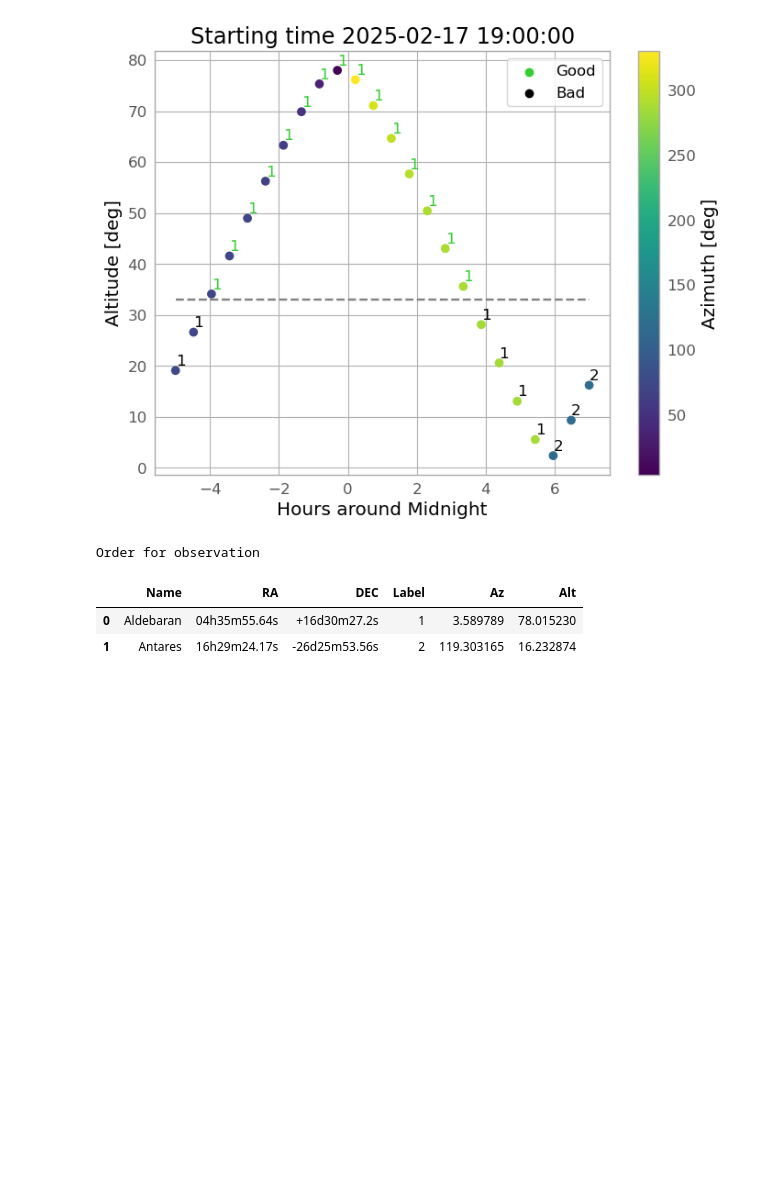
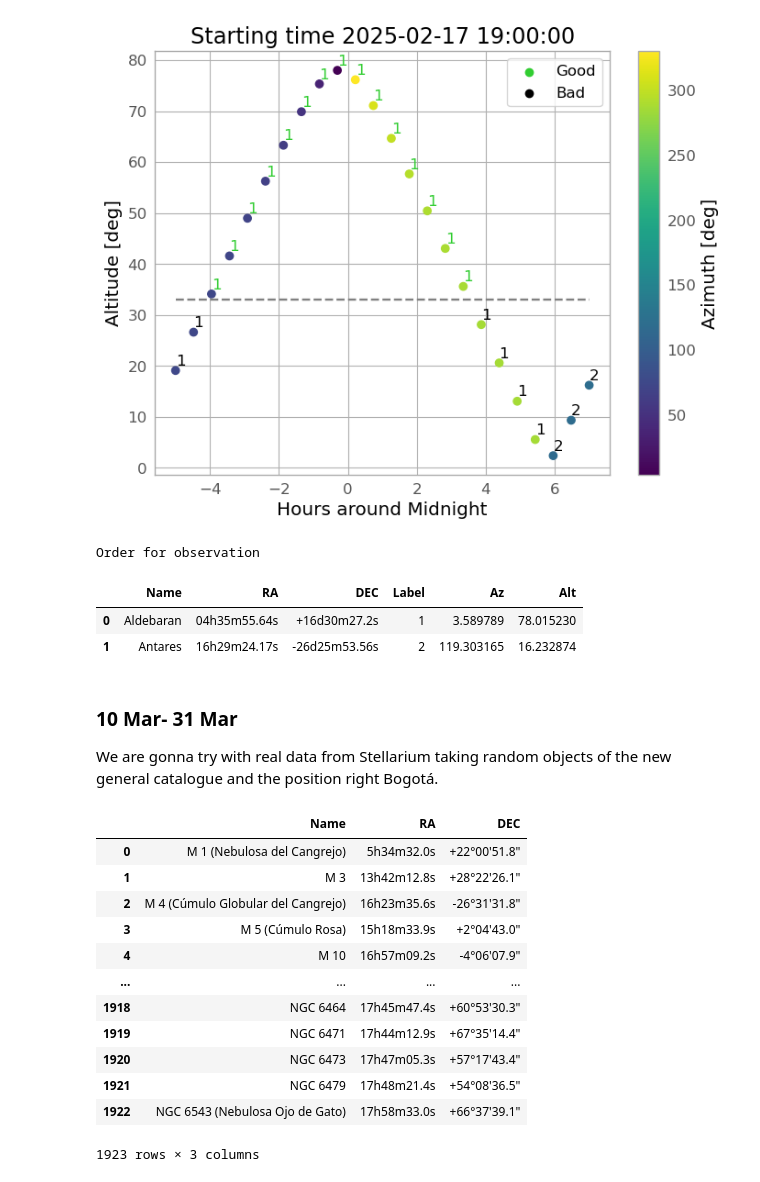
Before and after one commit to ccuellarn/Transient-Operation, a Jupyter notebook: Sketch.ipynb, the cells around one changed output. Drawn from its saved outputs; the diff is of its cells as text; code cells hidden in the pictures; blank space fills up the shorter version.

```diff
--- a/Sketch.ipynb
+++ b/Sketch.ipynb
@@ -252,3 +253,48 @@ Order for observation
 |  | Name | RA | DEC | Label | Az | Alt |
 | 0 | Aldebaran | 04h35m55.64s | +16d30m27.2s | 1 | 3.589789 | 78.015230 |
 | 1 | Antares | 16h29m24.17s | -26d25m53.56s | 2 | 119.303165 | 16.232874 |
+# %% [markdown]
+### 10 Mar- 31 Mar
+We are gonna try with real data from Stellarium taking random objects of the new general catalogue and the position right Bogotá.
+# %%
+#Playtime data
+
+#Tuple in order of (latitude,longitude)
+observer = '4-35-56-N' ,'74-04-51-W'
+
+#Data Frame with information of the objects, we are working with the three limit cases: Is observable, is not and is near to the horizon
+aler = pd.DataFrame([])
+al = pd.read_csv(r"C:\Users\clauw\Documents\Programming\Transient-Operation\positions_general_catalogue.csv", delimiter=',')
+
+aler['Name'] = al['Nombre']
+aler['RA'] = al[' AR (J2000)']
+aler['DEC'] = al[' Dec (J2000)']
+
+#Slot of time and date
+date_i = '2025-03-13 19:00:00'
+date_f = '2025-03-14 07:00:00'
+
+#Time scale of the observation, the minimum is 5 seconds
+timescale = ['m', 30]
+
+#Priority\order items 'Extraordinary','High','Medium','Low'
+priority = ['E','H','M','L']
+
+#Limit of telescopes for good observations, usually are 33 degree on altitude
+limit = 33
+
+aler
+# %% [output]
+|  | Name | RA | DEC |
+| 0 | M 1 (Nebulosa del Cangrejo) | 5h34m32.0s | +22°00'51.8" |
+| 1 | M 3 | 13h42m12.8s | +28°22'26.1" |
+| 2 | M 4 (Cúmulo Globular del Cangrejo) | 16h23m35.6s | -26°31'31.8" |
+| 3 | M 5 (Cúmulo Rosa) | 15h18m33.9s | +2°04'43.0" |
+| 4 | M 10 | 16h57m09.2s | -4°06'07.9" |
+| ... | ... | ... | ... |
+| 1918 | NGC 6464 | 17h45m47.4s | +60°53'30.3" |
+| 1919 | NGC 6471 | 17h44m12.9s | +67°35'14.4" |
+| 1920 | NGC 6473 | 17h47m05.3s | +57°17'43.4" |
+| 1921 | NGC 6479 | 17h48m21.4s | +54°08'36.5" |
+| 1922 | NGC 6543 (Nebulosa Ojo de Gato) | 17h58m33.0s | +66°37'39.1" |
+1923 rows × 3 columns
```
Also changed, not shown: parts of 9 cells of this notebook, 1 other file.
